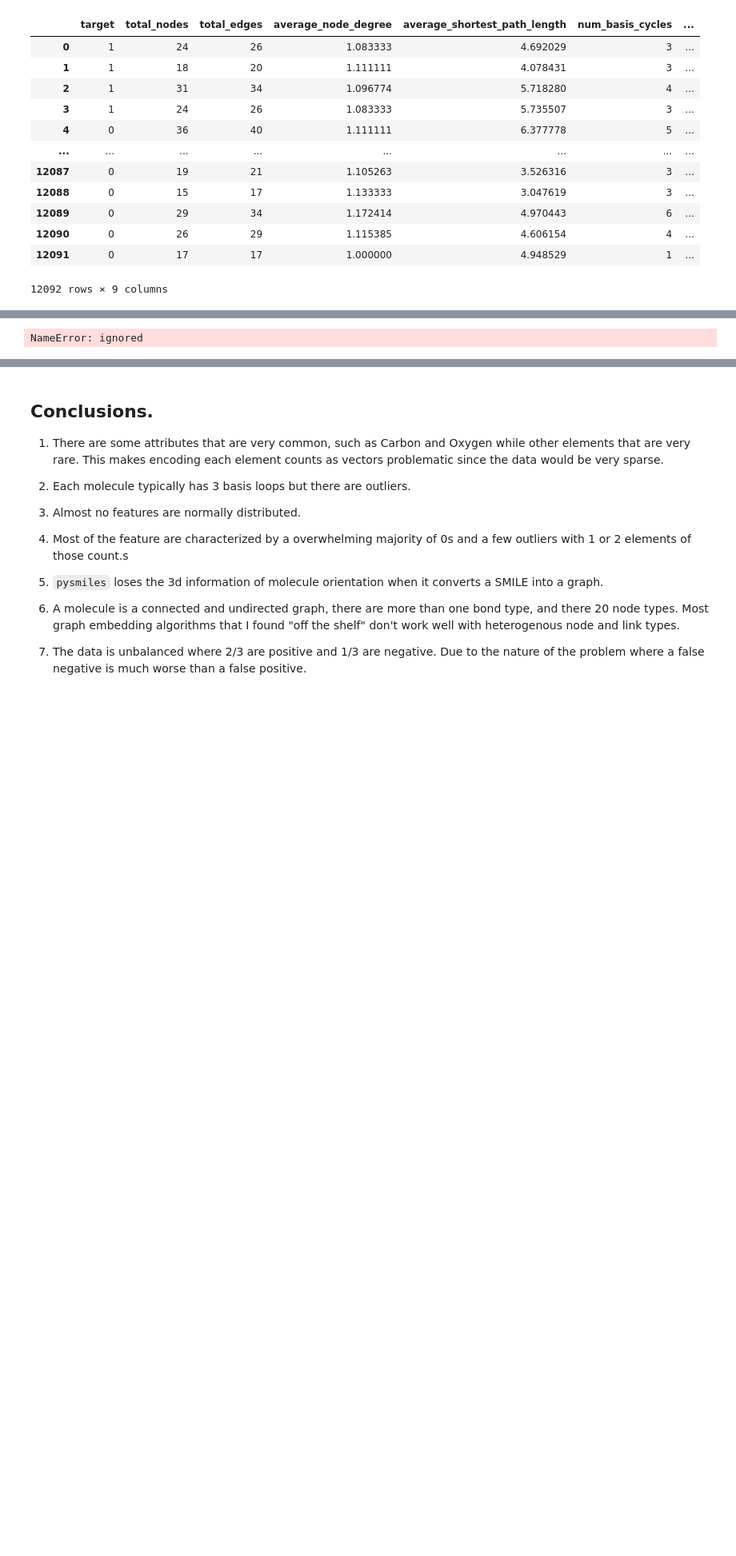
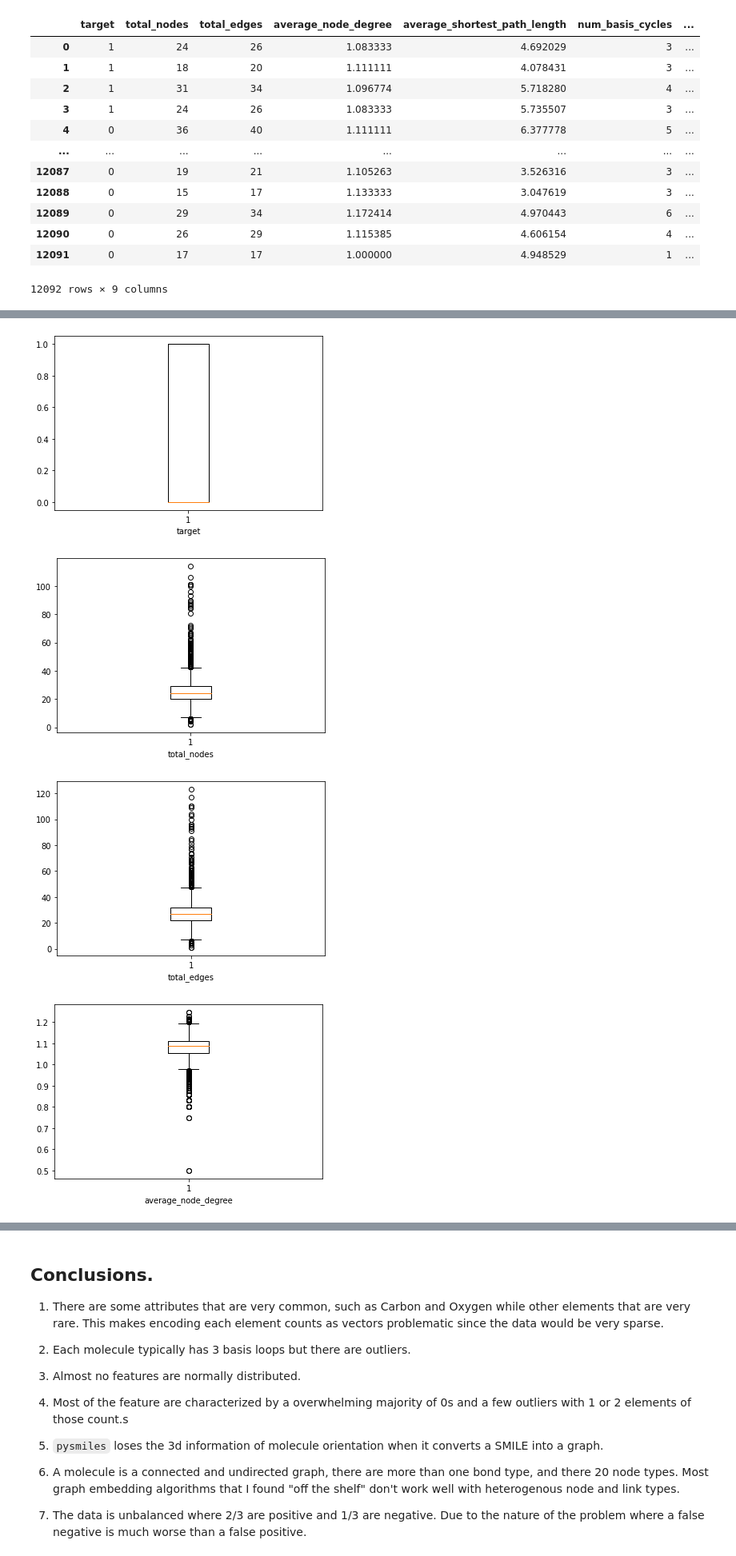
Before and after one commit to parkerburchett/TDC-DeepLearning, a Jupyter notebook: EDA_notebook.ipynb, the cells around one changed output, grey strips where cells are left out. Shown at 80% size. Saved outputs shown, nothing was run; the diff lists cells and outputs as text; code cells hidden in the pictures; blank space fills up the shorter version.

```diff
--- a/EDA_notebook.ipynb
+++ b/EDA_notebook.ipynb
@@ -425,13 +474,13 @@ numeric_graph_level_features.describe()
 | 75% | 1.000000 | 29.000000 | 32.000000 | 1.111111 | 5.886774 | 4.000000 | ... |
 | max | 1.000000 | 114.000000 | 123.000000 | 1.244898 | 16.435169 | 15.000000 | ... |
 # %%
-fig.set_figheight(15)
-fig.set_figwidth(15)
-
 
 for feat in numeric_graph_level_features.columns:
   plt.boxplot(numeric_graph_level_features[feat])
   plt.xlabel(feat)
   plt.show()
 # %% [output]
-NameError: ignored
+[figure, added]
+[figure, added]
+[figure, added]
+[figure, added]
```
Also changed, not shown: parts of 9 cells of this notebook.
